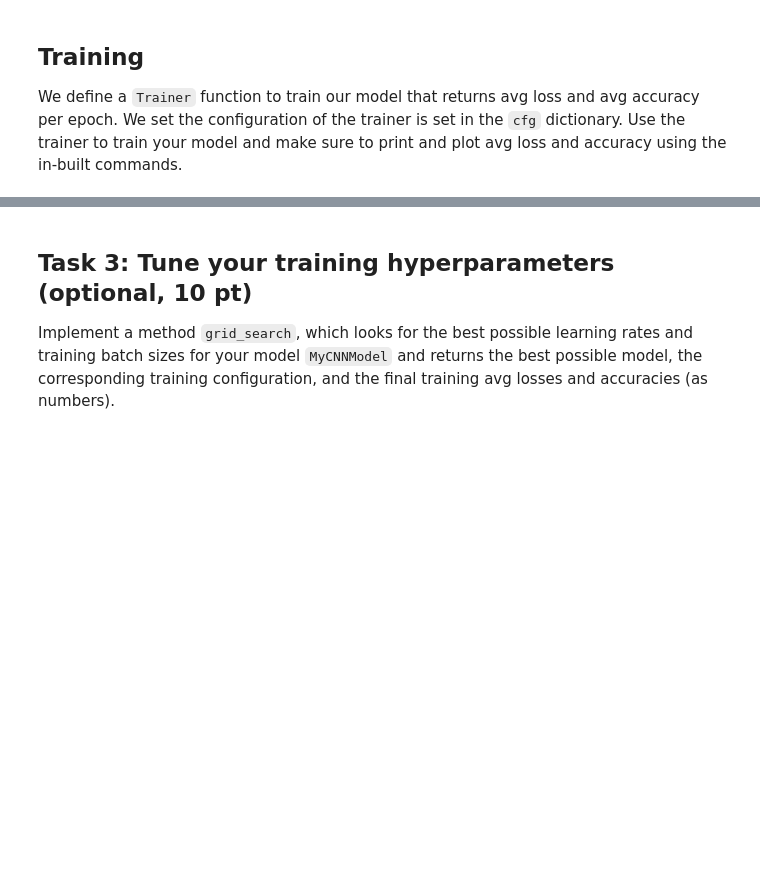
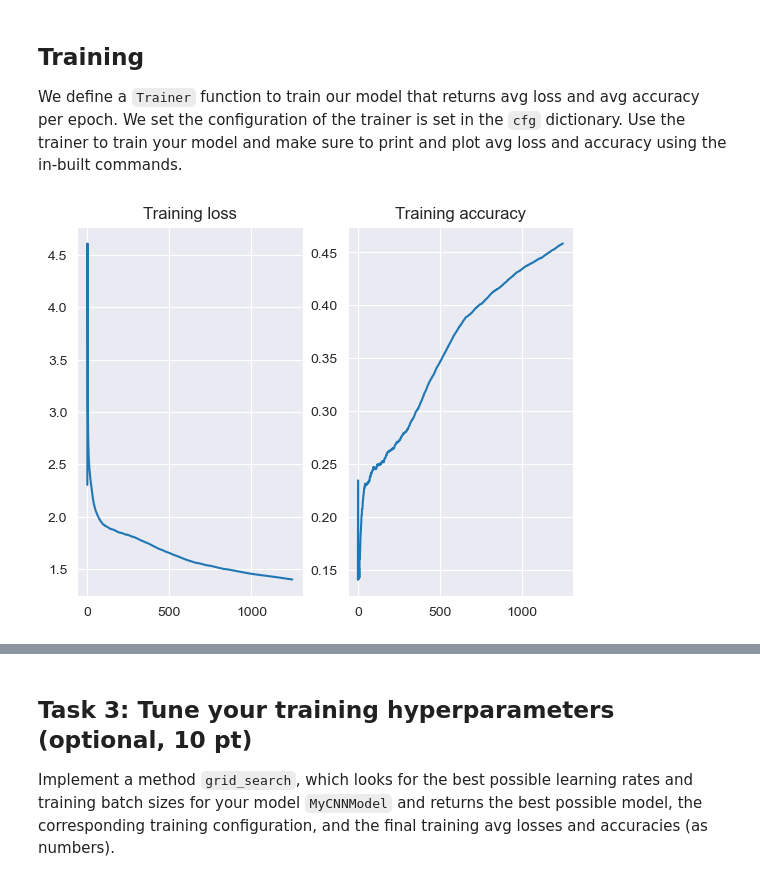
Before and after one commit to hertie-data-science-lab/assignment-2-ps-2f, a Jupyter notebook: main.ipynb, the cells around one changed output, grey strips where cells are left out. Saved outputs shown, nothing was run; the diff lists cells and outputs as text; code cells hidden in the pictures; blank space fills up the shorter version.

```diff
--- a/main.ipynb
+++ b/main.ipynb
@@ -260,20 +260,43 @@ class MyMaxPool(nn.Sequential):
   def forward(self, x):
     '''#TODO: forward step'''
 
-
 class MyCNNModel(nn.Sequential):
 
-  def __init__(self,
-               n_classes):
+    def __init__(self, n_classes):
 
-    super().__init__()
-    '''#TODO: construction your model'''
+        '''#TODO: construction your model'''
+        super().__init__(
+            # Layer 1
+            nn.Conv2d(in_channels=3, out_channels=6, kernel_size=5, padding=2), #output: 64x64x6
+            nn.ReLU(),
+            nn.MaxPool2d(kernel_size=2, stride=2), #output: 32x32x6
 
-  def forward(self, x):
-    '''#TODO: forward step'''
+            # Layer 2
+            nn.Conv2d(in_channels=6, out_channels=16, kernel_size=5), #output: 28x28x16
+            nn.ReLU(),
+            nn.MaxPool2d(kernel_size=2, stride=2), #output: 14x14x16
+
+            # Layer 3
+            nn.Conv2d(in_channels=16, out_channels=40, kernel_size=5), #output: 10x10x40
+            nn.ReLU(),
+            nn.MaxPool2d(kernel_size=2, stride=2), #output: 5x5x40
+
+            # Fully-Connected Layers
+            nn.Flatten(),
+            nn.Linear(in_features=5*5*40, out_features=256),
+            nn.ReLU(),
+            nn.Linear(in_features=256, out_features=84),
+            nn.ReLU(),
+            nn.Linear(in_features=84, out_features=n_classes) #customizable N-classification
+            # return "logits" here -> Y_pred -> nn.CrossEntropyLoss (softmax + NLLLoss)
+        )
+
+    #def forward(self, x):
+        '''#TODO: forward step'''
 # %%
 '''#TODO: print one iteration of your model to test its correctness'''
 
-my_model = MyCNNModel(n_classes=3)
+n_classes = len(data.classes) #ADDED
+my_model = MyCNNModel(n_classes).to(device)
 X, y = train_data[0]
 my_model(X[None, :])
@@ -359,13 +385,18 @@ class Trainer:
         return avg_test_loss, avg_test_acc
 # %%
 '''#TODO: train your model, plot accuracy and loss by iteration (one iteration=one batch)'''
+#ADDED: Re-run this to "re-start" training
+my_model = MyCNNModel(n_classes).to(device)
+
 my_trainer = Trainer(my_model, cfg)
 train_loss, train_acc = my_trainer.train(train_data)
 fig, (ax0, ax1) = plt.subplots(1,2)
 ax0.plot(range(len(train_loss)), train_loss)
 ax1.plot(range(len(train_acc)), train_acc)
 ax0.set_title('Training loss')
-ax1.set_title('Training accuracy')
+ax1.set_title('Training accuracy');
+# %% [output]
+[figure, added]
 # %%
 '''#TODO: test your model, plot accuracy and loss by iteration (one iteration=one batch)'''
 test_loss, test_acc = my_trainer.test(test_data)
```
Also changed, not shown: parts of 7 cells of this notebook.
